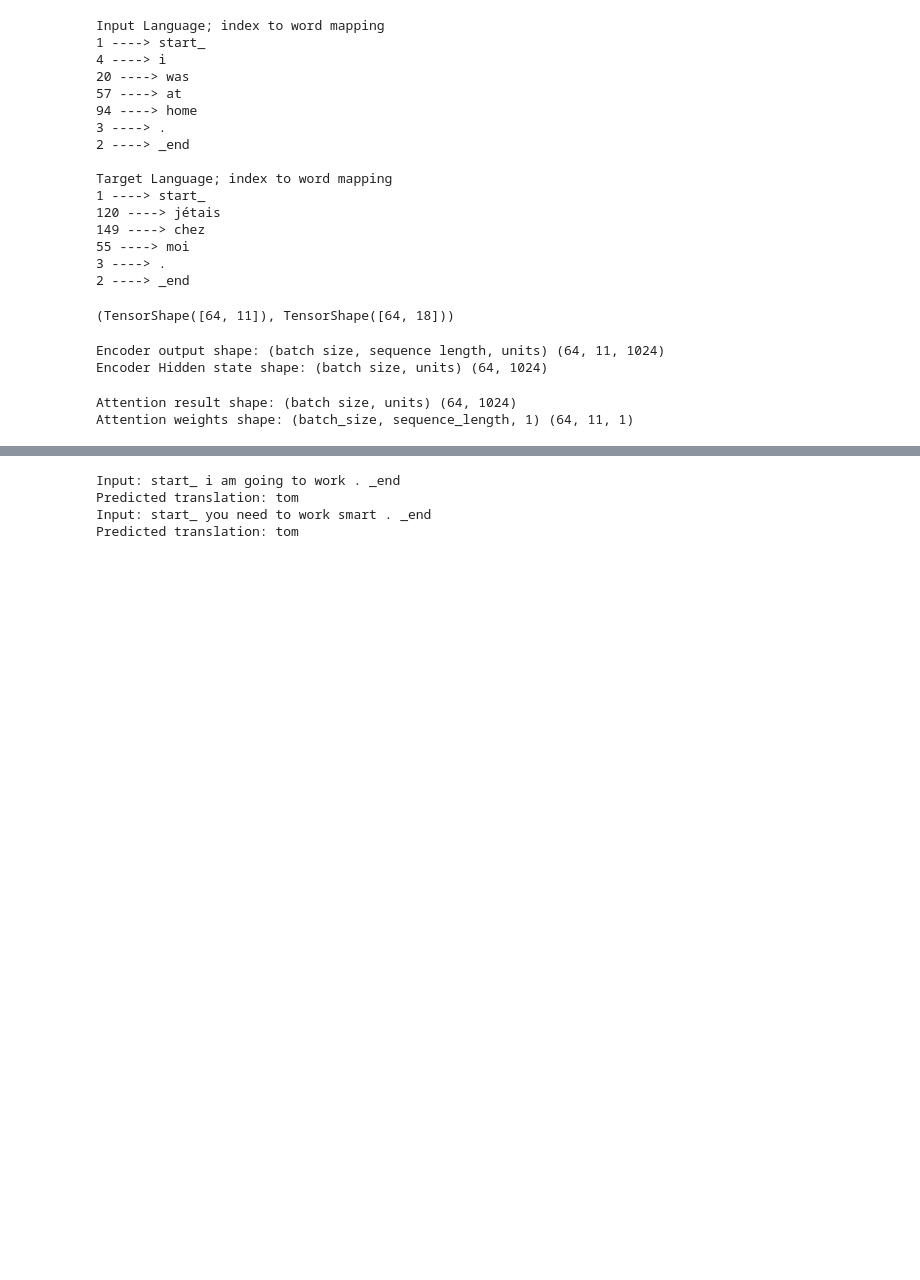
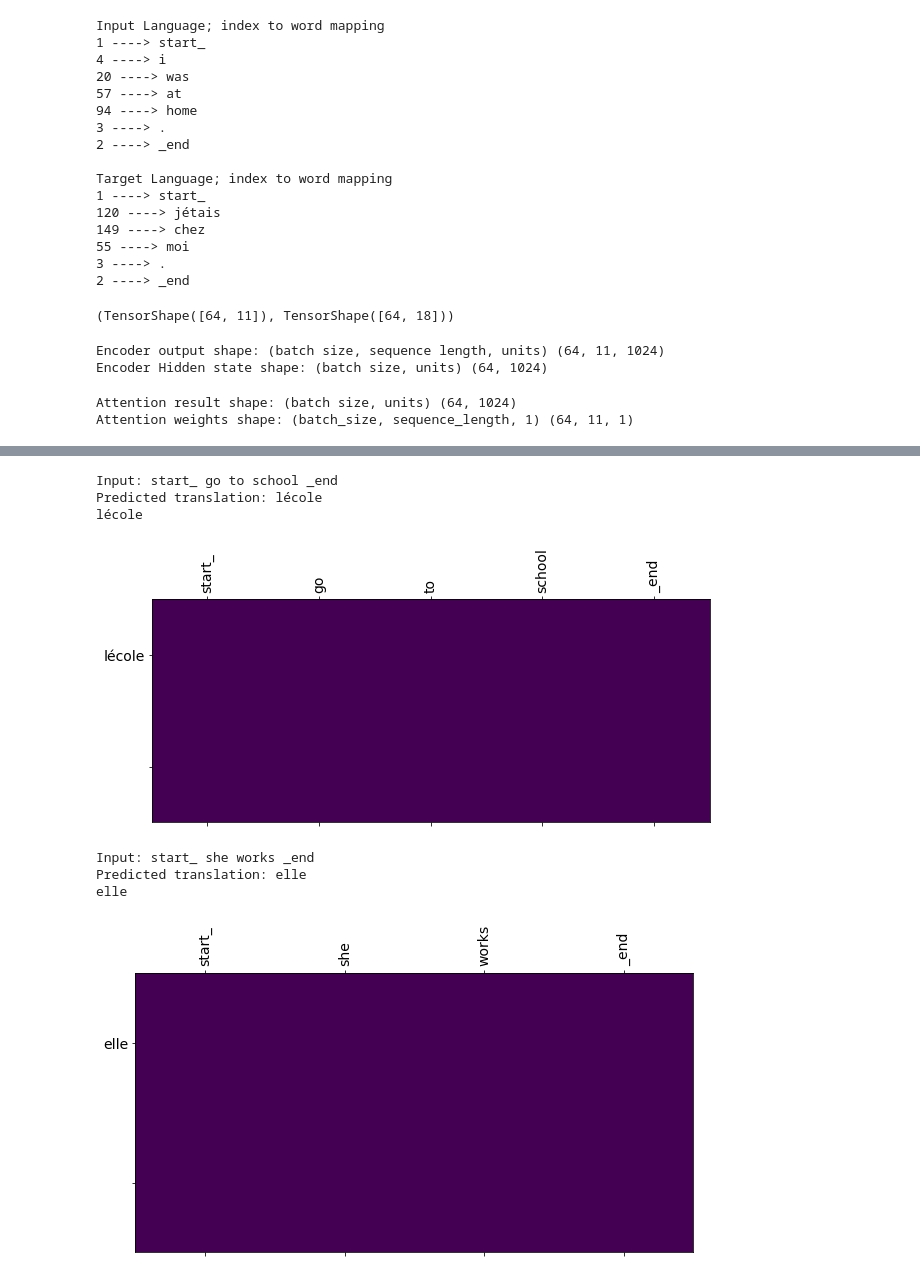
Before and after one commit to VisusAdAstra/Machine-Translation, a Jupyter notebook: NMT.ipynb, the cells around one changed output, grey strips where cells are left out. Drawn from its saved outputs; the diff is of its cells as text; code cells hidden in the pictures; blank space fills up the shorter version.

```diff
--- a/NMT.ipynb
+++ b/NMT.ipynb
@@ -223,8 +239,12 @@ checkpoint.restore(tf.train.latest_checkpoint(checkpoint_dir))
 # %%
-util.translate(u'I am going to work.', units, max_target_length, max_source_length, encoder, decoder, source_tokenizer, target_tokenizer)
-util.translate(u'You need to work smart.', units, max_target_length, max_source_length, encoder, decoder, source_tokenizer, target_tokenizer)
+util.translate(u'go to school', units, max_target_length, max_source_length, encoder, decoder, source_tokenizer, target_tokenizer)
+util.translate(u'she works', units, max_target_length, max_source_length, encoder, decoder, source_tokenizer, target_tokenizer)
 # %% [output]
-Input: start_ i am going to work . _end
-Predicted translation: tom
-Input: start_ you need to work smart . _end
-Predicted translation: tom
+Input: start_ go to school _end
+Predicted translation: lécole
+lécole
+[figure, added]
+Input: start_ she works _end
+Predicted translation: elle
+elle
+[figure, added]
```
Also changed, not shown: parts of 3 cells of this notebook.
